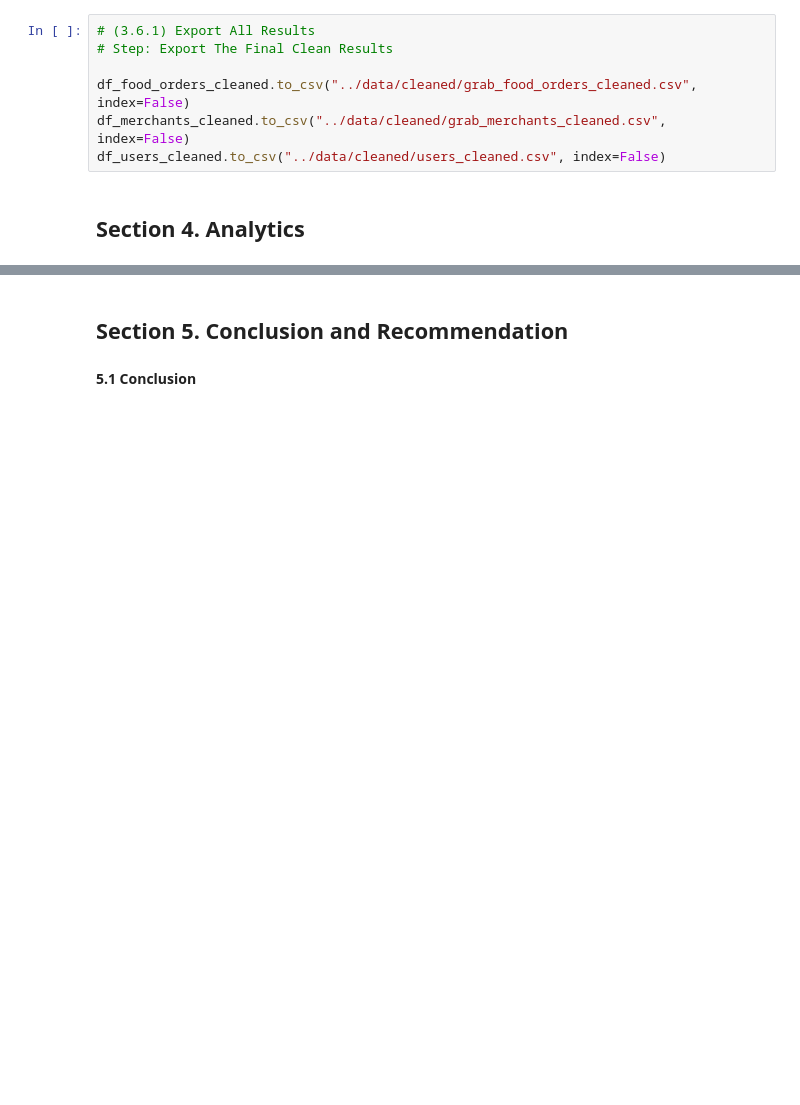
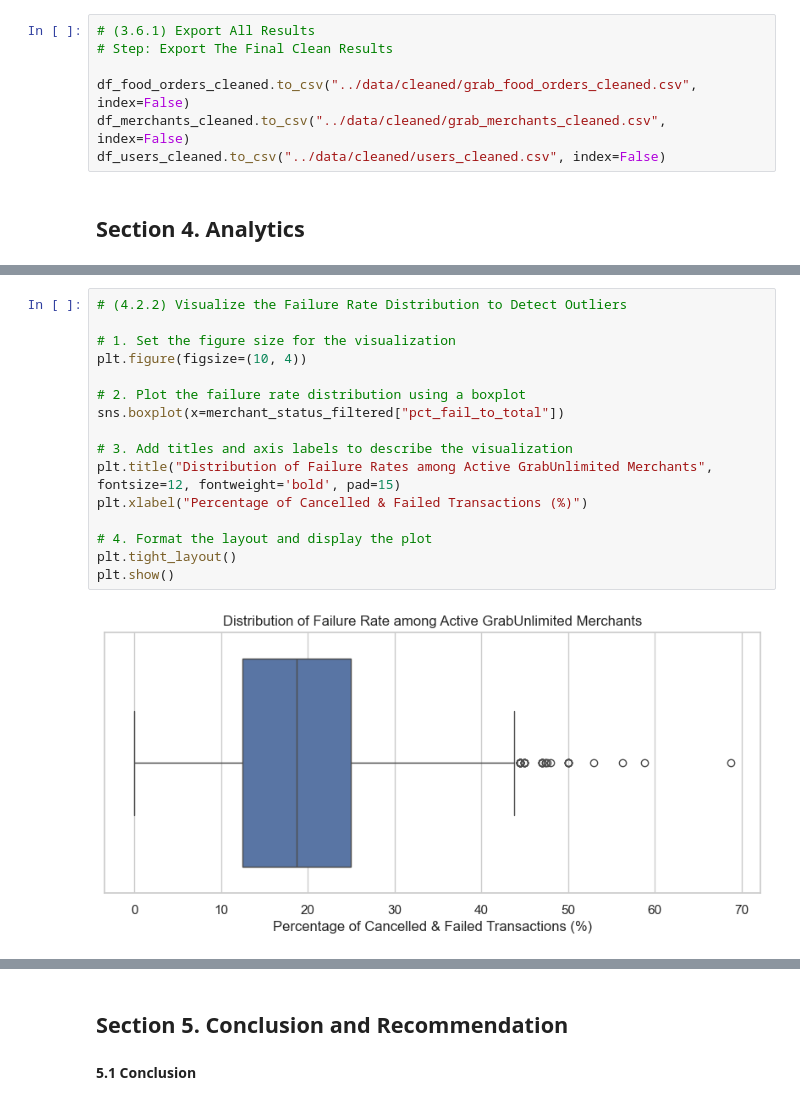
Before and after one commit to ziancarlos/Data_Analytics_Grab, a Jupyter notebook: notebooks/data-exploration.ipynb, the cells around one changed output, grey strips where cells are left out. Cells and saved outputs as stored; diff of their text form; blank space fills up the shorter version.

```diff
--- a/notebooks/data-exploration.ipynb
+++ b/notebooks/data-exploration.ipynb
@@ -522,0 +652,18 @@ df_users_cleaned.to_csv("../data/cleaned/users_cleaned.csv", index=False)
+# %%
+# (4.2.2) Visualize the Failure Rate Distribution to Detect Outliers
+
+# 1. Set the figure size for the visualization
+plt.figure(figsize=(10, 4))
+
+# 2. Plot the failure rate distribution using a boxplot
+sns.boxplot(x=merchant_status_filtered["pct_fail_to_total"])
+
+# 3. Add titles and axis labels to describe the visualization
+plt.title("Distribution of Failure Rates among Active GrabUnlimited Merchants", fontsize=12, fontweight='bold', pad=15)
+plt.xlabel("Percentage of Cancelled & Failed Transactions (%)")
+
+# 4. Format the layout and display the plot
+plt.tight_layout()
+plt.show()
+# %% [output]
+[figure, added]
```
Also changed, not shown: parts of 19 cells of this notebook, 3 other files.
